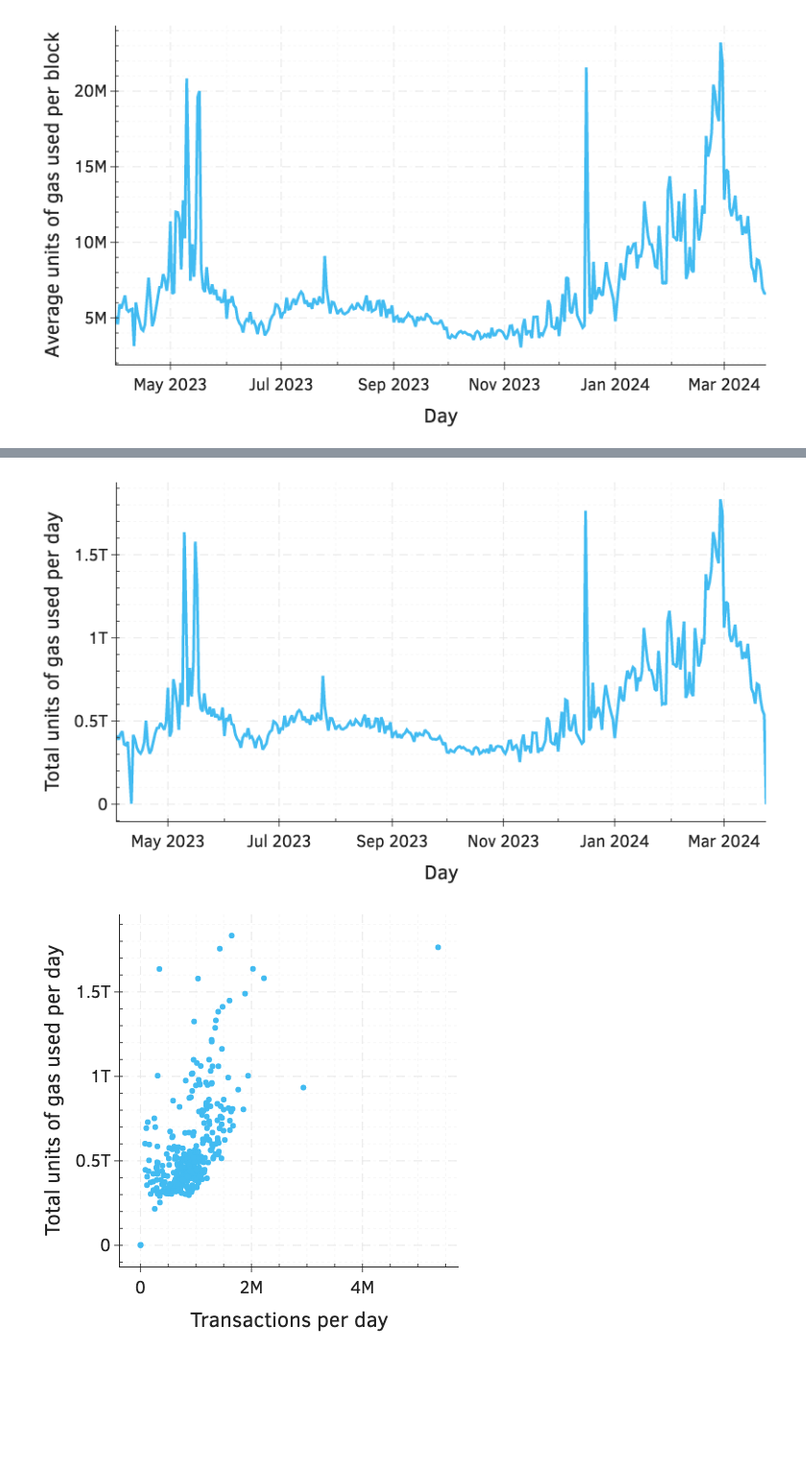
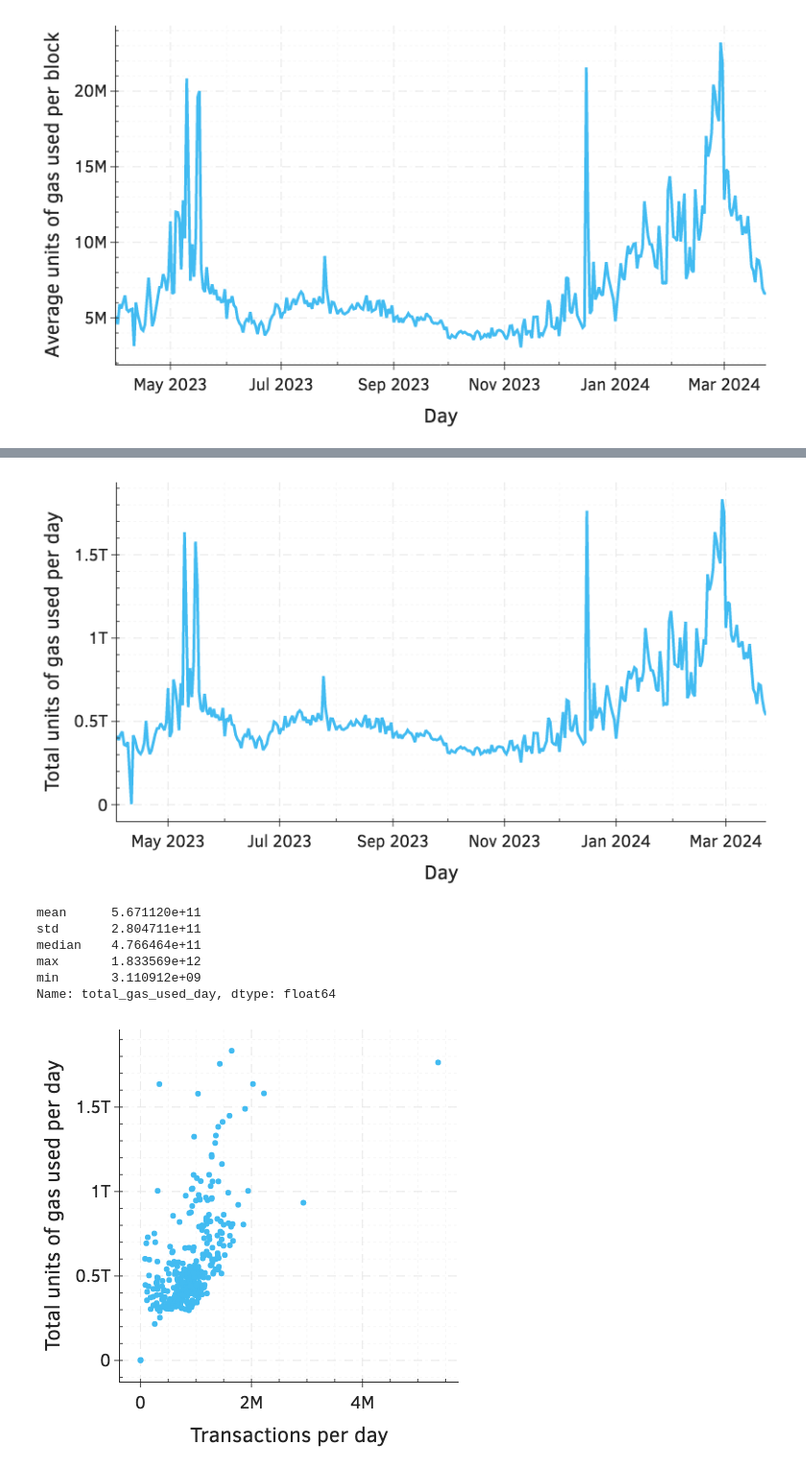
Before and after one commit to matter-labs/zksync-data-dump, a Jupyter notebook: notebooks/02-data-exploration-fees.ipynb, the cells around one changed output, grey strips where cells are left out. Shown: that part at 96% size. Drawn from its saved outputs; the diff is of its cells as text; code cells hidden in the pictures; blank space fills up the shorter version.

```diff
--- a/notebooks/02-data-exploration-fees.ipynb
+++ b/notebooks/02-data-exploration-fees.ipynb
@@ -196,18 +235,27 @@ fig.show('png')
 # %%
 fig = go.Figure(layout=get_plotly_layout(width=width, height=height))
 fig.add_trace(go.Scatter(
-    x=block_data_per_day_df.iloc[2:]['day'],
-    y=block_data_per_day_df.iloc[2:]['total_gas_used_day'],
+    x=block_data_per_day_df.iloc[2:-1]['day'],
+    y=block_data_per_day_df.iloc[2:-1]['total_gas_used_day'],
     line=dict(color=colors['blue'], width=3, dash='solid'), mode='lines'))
 
 fig.update_layout(xaxis_title="Day",
                   yaxis_title="Total units of gas used per day",
                   legend=dict(xanchor='center', x=0.5, y=1.02, orientation='h'))
 
 fig.write_image(os.path.join(plots_dir,'daily-total-gas-used.pdf'))
 fig.show('png')
 # %% [output]
-[figure, old version]
+[figure, new version]
+# %%
+block_data_per_day_df.iloc[2:-1]['total_gas_used_day'].agg(["mean", "std", "median", "max", "min"])
+# %% [output]
+mean      5.671120e+11
+std       2.804711e+11
+median    4.766464e+11
+max       1.833569e+12
+min       3.110912e+09
+Name: total_gas_used_day, dtype: float64
 # %%
 fig = go.Figure(layout=get_plotly_layout(width=height, height=height))
 fig.add_trace(go.Scatter(
```
Also changed, not shown: parts of 18 cells of this notebook, 10 other files.
